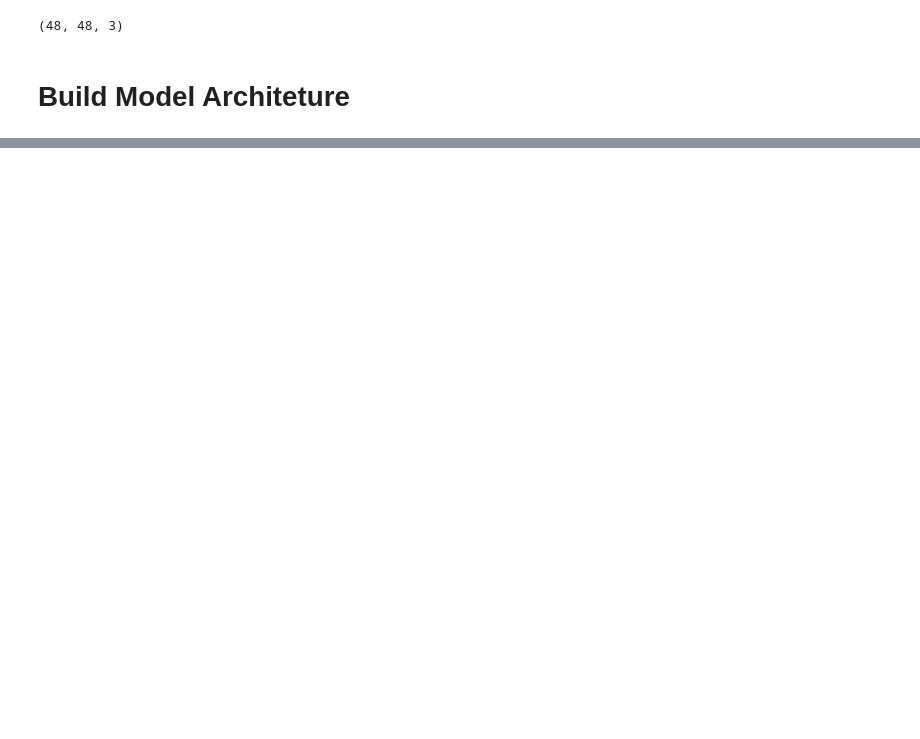
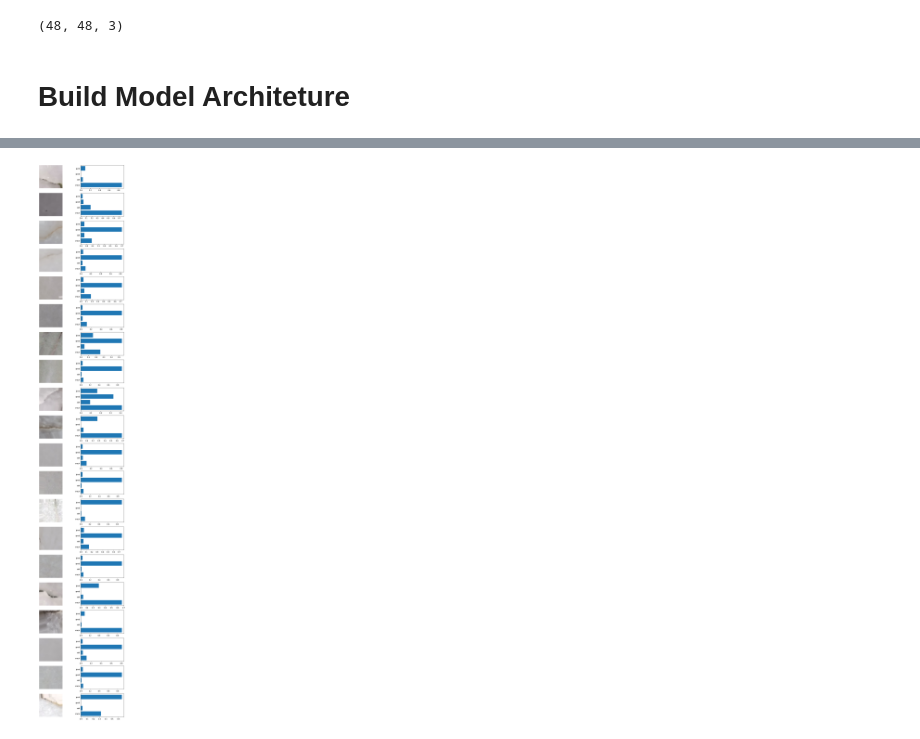
Before and after one commit to KevKibe/Marble-Surface-Anomaly-Detection-using-CNN-model, a Jupyter notebook: marble_defect.ipynb, the cells around one changed output, grey strips where cells are left out. Drawn from its saved outputs; the diff is of its cells as text; code cells hidden in the pictures; blank space fills up the shorter version.

```diff
--- a/marble_defect.ipynb
+++ b/marble_defect.ipynb
@@ -308,0 +301,26 @@ model.save('model.h5')
+# %%
+
+
+# Define a function to display images and their predictions
+def show_predictions(images, predictions, class_names):
+    fig, axs = plt.subplots(len(images), 2, figsize=(10, 3*len(images)))
+    for i in range(len(images)):
+        axs[i, 0].imshow(images[i])
+        axs[i, 0].axis('off')
+        axs[i, 1].barh(np.arange(len(class_names)), predictions[i])
+        axs[i, 1].set_yticks(np.arange(len(class_names)))
+        axs[i, 1].set_yticklabels(class_names)
+    plt.show()
+
+# Get a batch of images and their labels from the validation set
+images, labels = next(validgen)
+
+# Make predictions on the batch of images using the trained model
+predictions = model_com01[0].predict(images)
+
+# Get the class names from the generator
+class_names = list(validgen.class_indices.keys())
+
+# Display the images and their predictions
+show_predictions(images, predictions, class_names)
+# %% [output]
@@ -308,0 +328 @@ model.save('model.h5')
+[figure, added]
```
Also changed, not shown: parts of 17 cells of this notebook.
